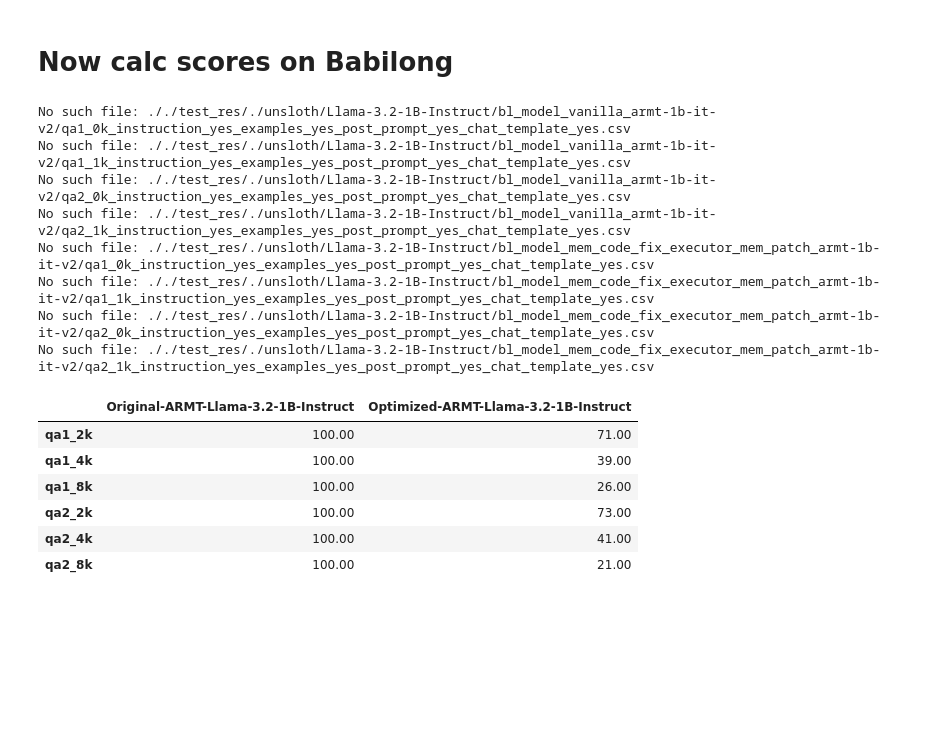
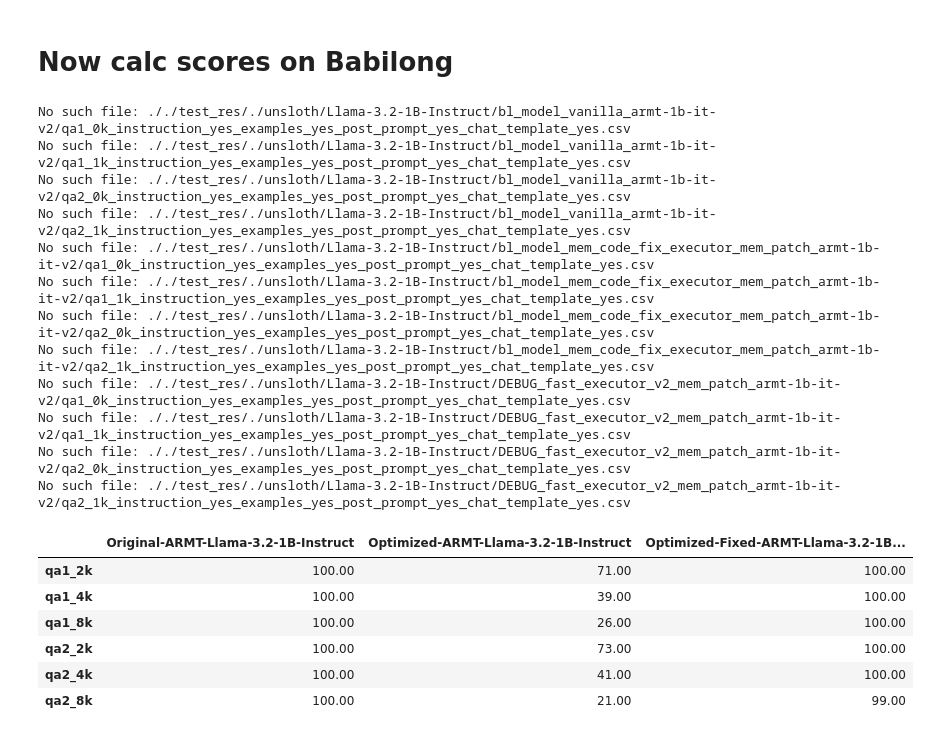
Before and after one commit to svtdanny/diagonal-batching, a Jupyter notebook: usage_llama1b_debug_babi_new_exec_eval_bl_eval_bl_model.ipynb, the cells around one changed output. Cells and saved outputs as stored; diff of their text form; code cells hidden in the pictures; blank space fills up the shorter version.

Commit message:
generate fix for fast executor

```diff
--- a/usage_llama1b_debug_babi_new_exec_eval_bl_eval_bl_model.ipynb
+++ b/usage_llama1b_debug_babi_new_exec_eval_bl_eval_bl_model.ipynb
@@ -200,7 +220,7 @@ tensor(0.0187, device='cuda:0')
 ## Test 2 - check on some short text and gradually increase length
 # %%
 base_text = "The invention of the printing press by Johannes Gutenberg in the 15th century revolutionized the way information was shared. Before this, books were copied by hand, making them rare and expensive. The printing press allowed for faster and cheaper production of books, leading to a wider spread of knowledge. This innovation played a key role in the Renaissance, the Reformation, and the Scientific Revolution by making texts more accessible to the general public."
-stacked_text = " ".join([base_text]*200).strip()
+stacked_text = " ".join([base_text]*2000).strip()
 messages = [
     {"role": "user", "content": stacked_text}
 ]
@@ -216,0 +238,19 @@ torch.Size([1, 2016])
+# %%
+segments = [1, 2, 4, 8, 16, 32, 64, 128]
+errors = []
+for segm in segments:
+    input_ids = tokenizer.apply_chat_template(
+        messages,
+        tokenize=True,
+        add_generation_prompt=False,
+        return_tensors="pt"
+    )
+    input_ids = input_ids[..., :segm*(segment_size-mem_size)]
+    original_model.memory_cell.zero_mem()
+    reference_output = original_model.forward(input_ids)
+    executor.armt_model.memory_cell.zero_mem()
+    output = executor.forward(input_ids)
+    diff = torch.norm(output.logits-reference_output.logits)/torch.norm(reference_output.logits)
+    print(f"Norm on text with {segm} segments: {diff}")
+    torch.cuda.empty_cache()
+    errors.append(diff)
@@ -1163,11 +1223,15 @@ results_folder = './test_res'
 mod_names = [
     "unsloth/Llama-3.2-1B-Instruct/bl_model_vanilla_armt-1b-it-v2",
     "unsloth/Llama-3.2-1B-Instruct/bl_model_mem_code_fix_executor_mem_patch_armt-1b-it-v2",
+    "unsloth/Llama-3.2-1B-Instruct/DEBUG_fast_executor_v2_mem_patch_armt-1b-it-v2",
+    #"unsloth/Llama-3.2-1B-Instruct/DEBUG_trained_fast_executor_v2_mem_patch_armt-1b-it-v2",
 
 ]
 disp_names = [
     "Original-ARMT-Llama-3.2-1B-Instruct",
     "Optimized-ARMT-Llama-3.2-1B-Instruct",
+    "Optimized-Fixed-ARMT-Llama-3.2-1B-Instruct",
+    #"Optimized-HalfTrained-ARMT-Llama-3.2-1B-Instruct",
 
 ]
 
@@ -1232,37 +1296,41 @@ for dat_idx, mod_name in enumerate(mod_names):
     mod_df = pd.DataFrame.from_dict(overall_results)
     all_dfs.append(mod_df)
 full_df = pd.concat(all_dfs, axis=1)
 from matplotlib.colors import LinearSegmentedColormap
 cmap = LinearSegmentedColormap.from_list('ryg', ["red", "yellow", "green"], N=256)
 cmap = "BuGn"
 # old cmap
 #full_df.style.format(precision=2).background_gradient(axis=0, cmap='YlOrRd')
 s = full_df.style
 s.set_table_styles([
     {"selector": "tr", "props": "line-height: 15px;"},
     {"selector": "td,th", "props": "line-height: inherit; padding: 5px;"}
 ])
 for l0 in ['qa1_16k', 'qa2_16k', 'qa3_16k', 'qa4_16k', 'qa5_16k']:
     s.set_table_styles({l0: [{'selector': '', 'props': 'border-bottom: 3px solid black;'}]}, overwrite=False, axis=1)
 fres = s.format(precision=2).background_gradient(axis=None, cmap=cmap)
 #fres = full_df.style.format(precision=2).background_gradient(axis=0, cmap=cmap)
 from pandas import option_context
 
 with option_context('display.max_colwidth', 20):
     display(fres)
 # %% [output]
 No such file: ././test_res/./unsloth/Llama-3.2-1B-Instruct/bl_model_vanilla_armt-1b-it-v2/qa1_0k_instruction_yes_examples_yes_post_prompt_yes_chat_template_yes.csv
 No such file: ././test_res/./unsloth/Llama-3.2-1B-Instruct/bl_model_vanilla_armt-1b-it-v2/qa1_1k_instruction_yes_examples_yes_post_prompt_yes_chat_template_yes.csv
 No such file: ././test_res/./unsloth/Llama-3.2-1B-Instruct/bl_model_vanilla_armt-1b-it-v2/qa2_0k_instruction_yes_examples_yes_post_prompt_yes_chat_template_yes.csv
 No such file: ././test_res/./unsloth/Llama-3.2-1B-Instruct/bl_model_vanilla_armt-1b-it-v2/qa2_1k_instruction_yes_examples_yes_post_prompt_yes_chat_template_yes.csv
 No such file: ././test_res/./unsloth/Llama-3.2-1B-Instruct/bl_model_mem_code_fix_executor_mem_patch_armt-1b-it-v2/qa1_0k_instruction_yes_examples_yes_post_prompt_yes_chat_template_yes.csv
 No such file: ././test_res/./unsloth/Llama-3.2-1B-Instruct/bl_model_mem_code_fix_executor_mem_patch_armt-1b-it-v2/qa1_1k_instruction_yes_examples_yes_post_prompt_yes_chat_template_yes.csv
 No such file: ././test_res/./unsloth/Llama-3.2-1B-Instruct/bl_model_mem_code_fix_executor_mem_patch_armt-1b-it-v2/qa2_0k_instruction_yes_examples_yes_post_prompt_yes_chat_template_yes.csv
 No such file: ././test_res/./unsloth/Llama-3.2-1B-Instruct/bl_model_mem_code_fix_executor_mem_patch_armt-1b-it-v2/qa2_1k_instruction_yes_examples_yes_post_prompt_yes_chat_template_yes.csv
+No such file: ././test_res/./unsloth/Llama-3.2-1B-Instruct/DEBUG_fast_executor_v2_mem_patch_armt-1b-it-v2/qa1_0k_instruction_yes_examples_yes_post_prompt_yes_chat_template_yes.csv
+No such file: ././test_res/./unsloth/Llama-3.2-1B-Instruct/DEBUG_fast_executor_v2_mem_patch_armt-1b-it-v2/qa1_1k_instruction_yes_examples_yes_post_prompt_yes_chat_template_yes.csv
+No such file: ././test_res/./unsloth/Llama-3.2-1B-Instruct/DEBUG_fast_executor_v2_mem_patch_armt-1b-it-v2/qa2_0k_instruction_yes_examples_yes_post_prompt_yes_chat_template_yes.csv
+No such file: ././test_res/./unsloth/Llama-3.2-1B-Instruct/DEBUG_fast_executor_v2_mem_patch_armt-1b-it-v2/qa2_1k_instruction_yes_examples_yes_post_prompt_yes_chat_template_yes.csv
-|  | Original-ARMT-Llama-3.2-1B-Instruct | Optimized-ARMT-Llama-3.2-1B-Instruct |
-| qa1_2k | 100.00 | 71.00 |
-| qa1_4k | 100.00 | 39.00 |
-| qa1_8k | 100.00 | 26.00 |
-| qa2_2k | 100.00 | 73.00 |
-| qa2_4k | 100.00 | 41.00 |
-| qa2_8k | 100.00 | 21.00 |
+|  | Original-ARMT-Llama-3.2-1B-Instruct | Optimized-ARMT-Llama-3.2-1B-Instruct | Optimized-Fixed-ARMT-Llama-3.2-1B... |
+| qa1_2k | 100.00 | 71.00 | 100.00 |
+| qa1_4k | 100.00 | 39.00 | 100.00 |
+| qa1_8k | 100.00 | 26.00 | 100.00 |
+| qa2_2k | 100.00 | 73.00 | 100.00 |
+| qa2_4k | 100.00 | 41.00 | 100.00 |
+| qa2_8k | 100.00 | 21.00 | 99.00 |
```
Also changed, not shown: parts of 8 cells of this notebook, 2 other files.
